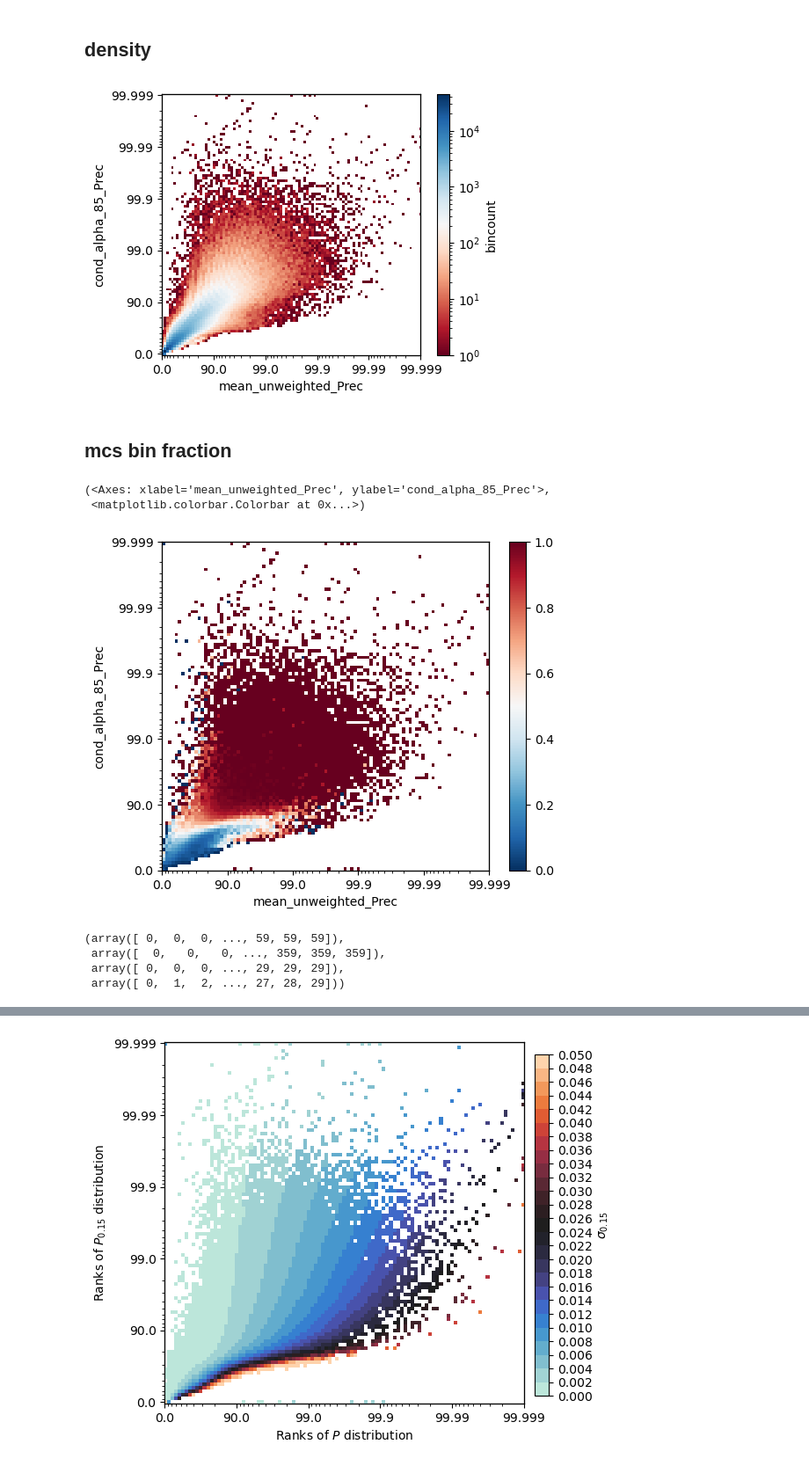
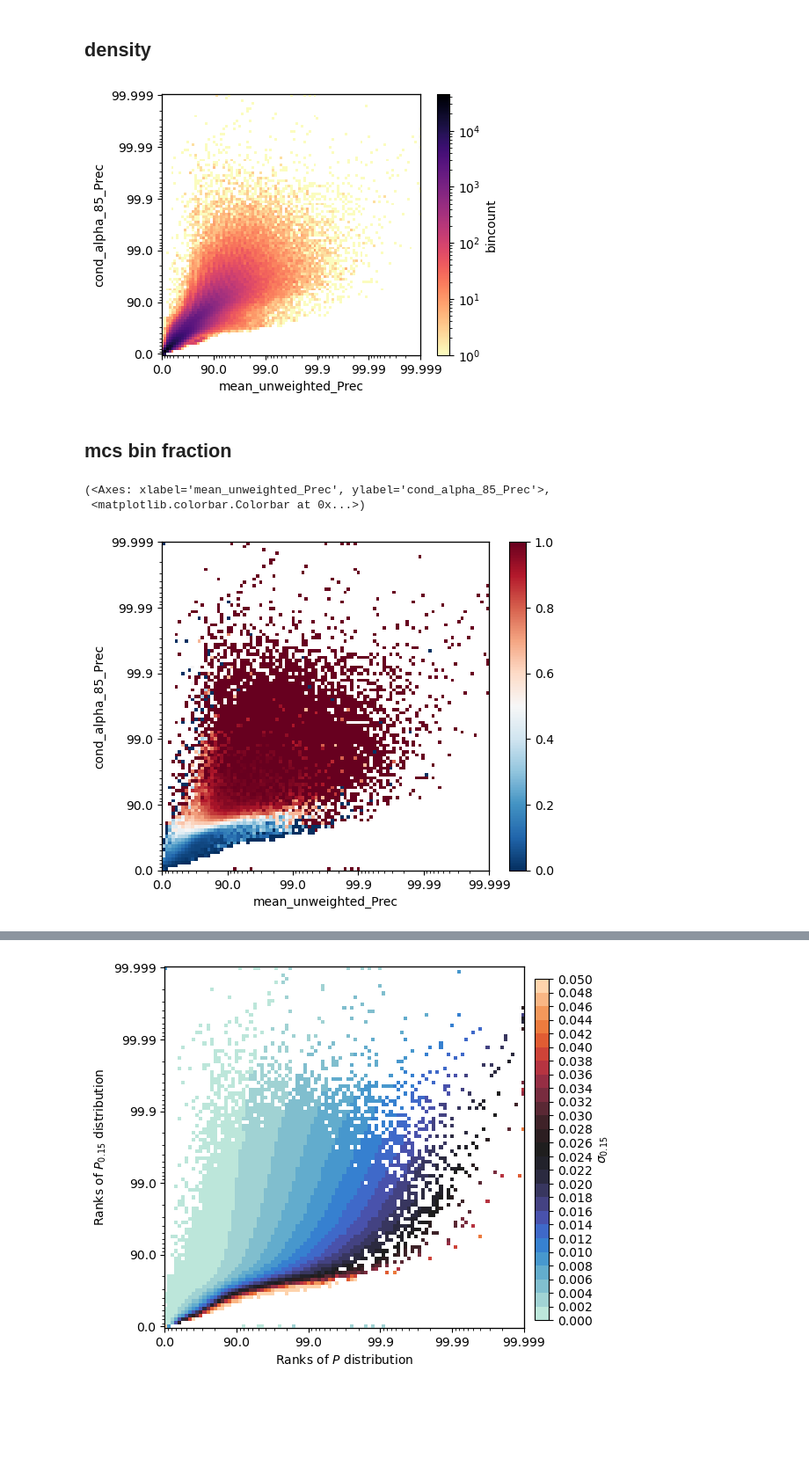
Before and after one commit to 19carenso/tempest, a Jupyter notebook: viz/sam_summer_low_res.ipynb, the cells around one changed output, grey strips where cells are left out. Shown at 88% size. Drawn from its saved outputs; the diff is of its cells as text; code cells hidden in the pictures; blank space fills up the shorter version.

```diff
--- a/viz/sam_summer_low_res.ipynb
+++ b/viz/sam_summer_low_res.ipynb
@@ -28,7 +28,7 @@ gr = grid.Grid(cs, fast = True, overwrite= False, verbose_steps = False, verbose
 # ## Load storms
 st = storm_tracker.StormTracker(gr, label_var_id = "MCS_label", overwrite_storms = False, overwrite = False)
 
-jd = joint_distrib.JointDistribution(gr, st, var_id_1 = "mean_unweighted_Prec", var_id_2 = "cond_alpha_85_Prec", nbpd = 20, nd=5, overwrite = False, dist_mask = False)
+jd = joint_distrib.JointDistribution(gr, st, var_id_1 = "mean_unweighted_Prec", var_id_2 = "cond_alpha_85_Prec", nbpd = 20, nd=5, overwrite = True, dist_mask = False)
 # %% [output]
 Data loaded from /scratchx/mcarenso/tempest/SAM_lowRes_Tropics/var_id_days_i_t.json
 Found grid attributes file , so loading /scratchx/mcarenso/tempest/SAM_lowRes_Tropics/grid_attributes.pkl instead of computing
@@ -65,10 +65,10 @@ land = ~ocean
 ## density
 # %%
 fig, ax = plt.subplots(1, 1, figsize=(4.8, 3.7))
-jd.plot_data(jd.bincount, scale = 'log', label = "bincount", cmap=plt.cm.RdBu , fig = fig, ax = ax)
+jd.plot_data(jd.bincount, scale = 'log', label = "bincount", cmap=plt.cm.magma_r , fig = fig, ax = ax)
 plt.tight_layout()
 # %% [output]
-[figure, old version]
+[figure, new version]
 # %% [markdown]
 ## mcs bin fraction
 # %%
@@ -78,11 +78,4 @@ jd.plot_data(data, noise, vbds = (0,1))
 # %% [output]
 (<Axes: xlabel='mean_unweighted_Prec', ylabel='cond_alpha_85_Prec'>,
  <matplotlib.colorbar.Colorbar at 0x...>)
-[figure, old version]
+[figure, new version]
-# %%
-np.where(np.isnan(jd.labels_regridded_yxtm))
-# %% [output]
-(array([ 0,  0,  0, ..., 59, 59, 59]),
- array([  0,   0,   0, ..., 359, 359, 359]),
- array([ 0,  0,  0, ..., 29, 29, 29]),
- array([ 0,  1,  2, ..., 27, 28, 29]))
```
Also changed, not shown: parts of 16 cells of this notebook, 14 other files.
